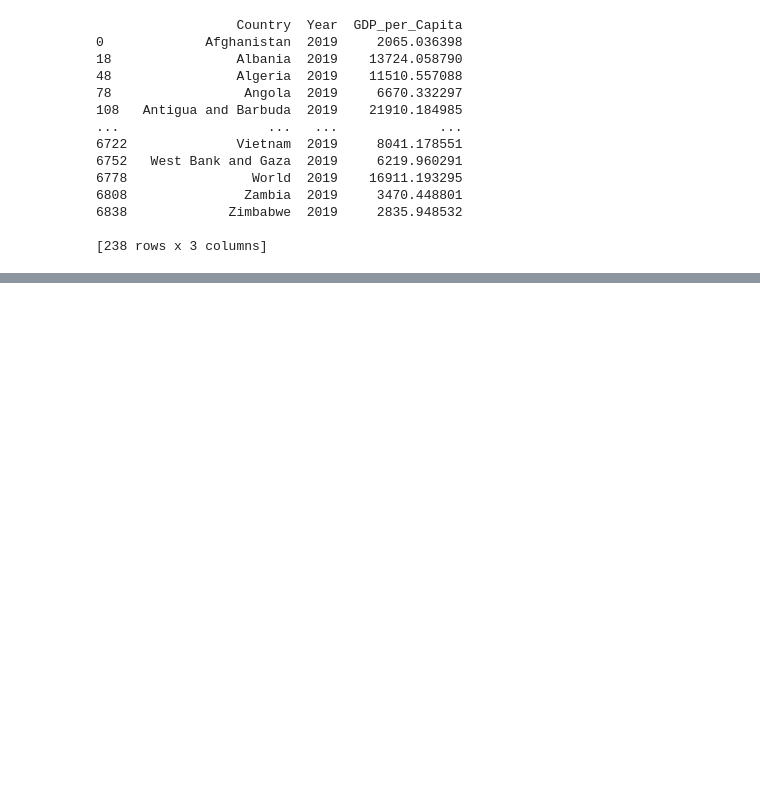
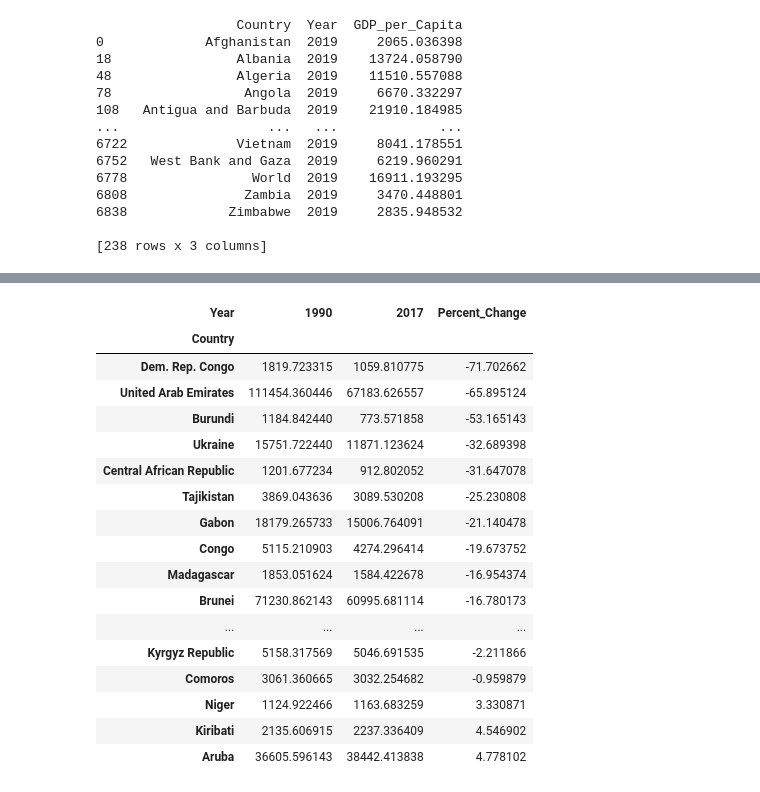
Before and after one commit to nss-data-science-cohort-5/un_exploration-JAGVU09, a Jupyter notebook: notebooks/UN_Data_Exploration.ipynb, the cells around one changed output, grey strips where cells are left out. Drawn from its saved outputs; the diff is of its cells as text; code cells hidden in the pictures; blank space fills up the shorter version.

```diff
--- a/notebooks/UN_Data_Exploration.ipynb
+++ b/notebooks/UN_Data_Exploration.ipynb
@@ -118,0 +180,6 @@ Name: Country, Length: 238, dtype: int64
+# %%
+gdp_pivoted = pd.pivot_table(gdp_df,
+                             values = "GDP_per_Capita" ,
+                             columns = "Year",
+                             index = "Country");
+print(gdp_pivoted)
@@ -118,0 +204,2 @@ Name: Country, Length: 238, dtype: int64
+# %%
+gdp_pivoted = gdp_pivoted[[1990,2017]]
@@ -118,0 +224,2 @@ Name: Country, Length: 238, dtype: int64
+# %%
+gdp_pivoted = gdp_pivoted.dropna()
@@ -118,0 +244,3 @@ Name: Country, Length: 238, dtype: int64
+# %%
+gdp_pivoted["Percent_Change"] = 100*(gdp_pivoted[2017]-gdp_pivoted[1990])/gdp_pivoted[2017]
+print(gdp_pivoted)
@@ -118,0 +263,22 @@ Name: Country, Length: 238, dtype: int64
+# %%
+gdp_pivoted_srt = gdp_pivoted.sort_values("Percent_Change")
+gdp_pivoted_srt.head(20)
+# %% [output]
+| Year | 1990 | 2017 | Percent_Change |
+| Country |  |  |  |
+| Dem. Rep. Congo | 1819.723315 | 1059.810775 | -71.702662 |
+| United Arab Emirates | 111454.360446 | 67183.626557 | -65.895124 |
+| Burundi | 1184.842440 | 773.571858 | -53.165143 |
+| Ukraine | 15751.722440 | 11871.123624 | -32.689398 |
+| Central African Republic | 1201.677234 | 912.802052 | -31.647078 |
+| Tajikistan | 3869.043636 | 3089.530208 | -25.230808 |
+| Gabon | 18179.265733 | 15006.764091 | -21.140478 |
+| Congo | 5115.210903 | 4274.296414 | -19.673752 |
+| Madagascar | 1853.051624 | 1584.422678 | -16.954374 |
+| Brunei | 71230.862143 | 60995.681114 | -16.780173 |
+| ... | ... | ... | ... |
+| Kyrgyz Republic | 5158.317569 | 5046.691535 | -2.211866 |
+| Comoros | 3061.360665 | 3032.254682 | -0.959879 |
+| Niger | 1124.922466 | 1163.683259 | 3.330871 |
+| Kiribati | 2135.606915 | 2237.336409 | 4.546902 |
+| Aruba | 36605.596143 | 38442.413838 | 4.778102 |
```
Also changed, not shown: parts of 17 cells of this notebook.
